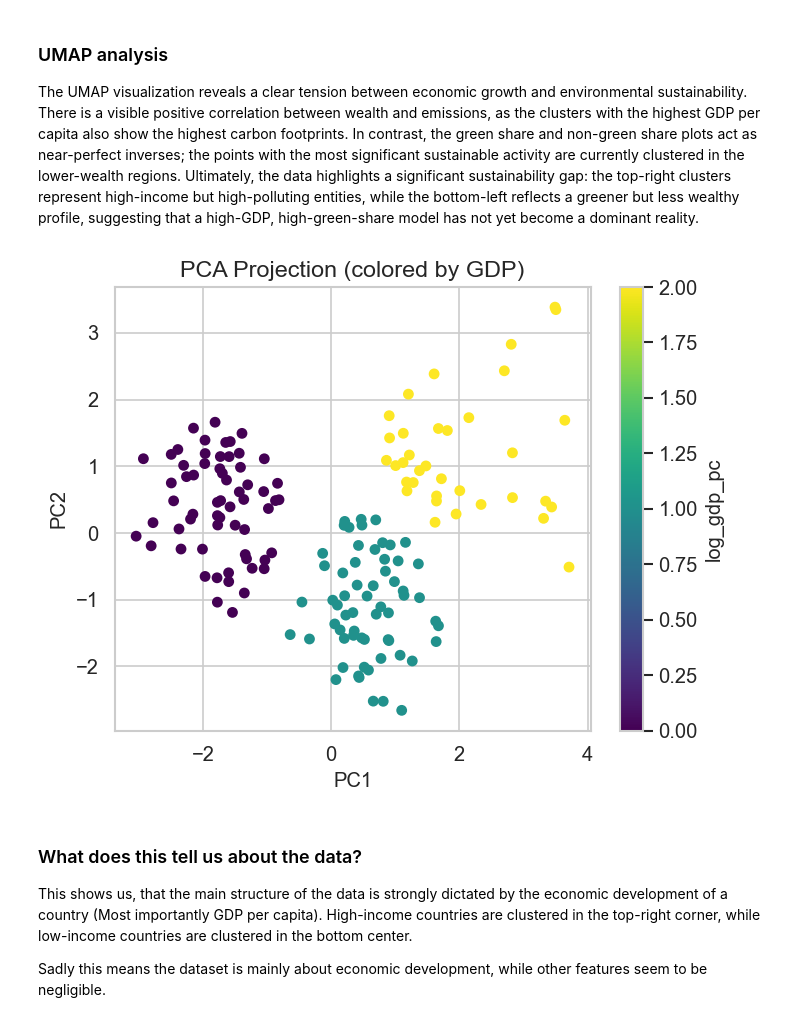
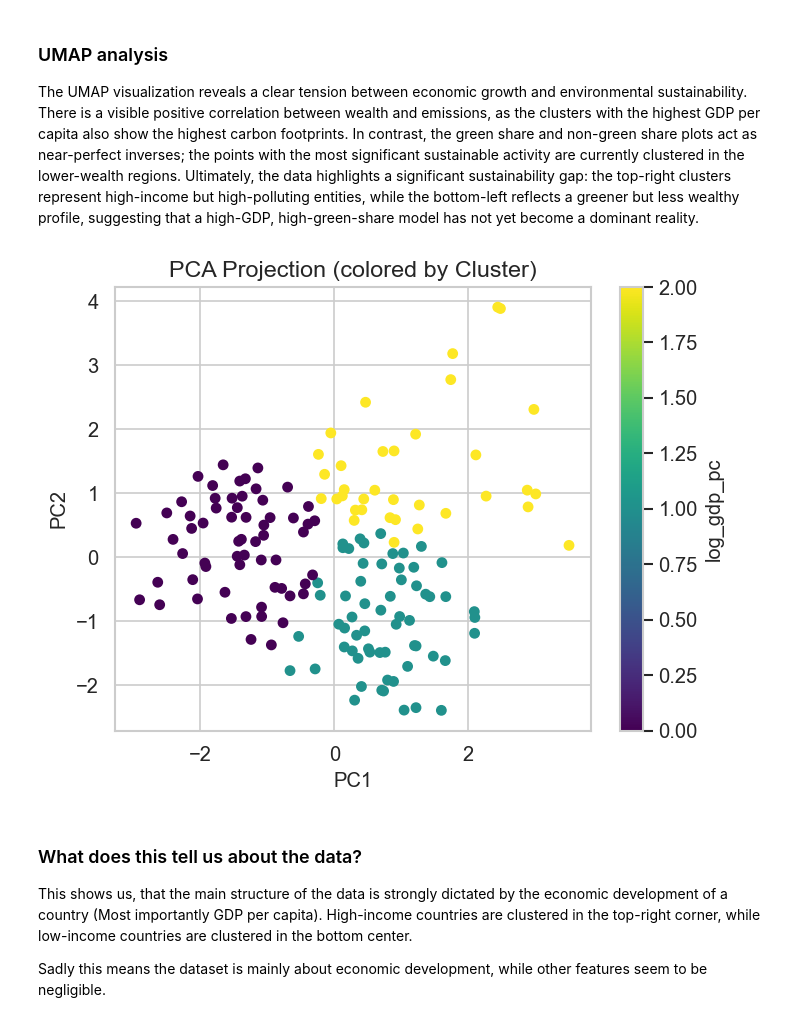
Before and after one commit to fabianfrank-dev/carbon_analysis, a Jupyter notebook: data_analytics_project.ipynb, the cells around one changed output. Drawn from its saved outputs; the diff is of its cells as text; code cells hidden in the pictures.

Commit message:
Fixed some bugs in visualisation

```diff
--- a/data_analytics_project.ipynb
+++ b/data_analytics_project.ipynb
@@ -1152,11 +1152,10 @@ ml_features = ["log_gdp_pc", "log_co2_pc", "co2_per_gdp", "non_green_share", "cl
 cluster_df_clean = (
     cluster_df
     .select(["iso_code", "country"] + ml_features)
-    .drop_nulls(subset=ml_features)
-)
+    .drop_nulls(subset=ml_features))
 
 # scale data
-X = cluster_df_clean.select(ml_features).to_numpy()
+X = cluster_df_clean.select(ml_features[0:4]).to_numpy()
 
 X_scaled = StandardScaler().fit_transform(X)
 
@@ -1196,23 +1195,23 @@ The UMAP visualization reveals a clear tension between economic growth and envir
 # %%
 # extract main dimension (PCA)
 pca = PCA(n_components=2)
 X_pca = pca.fit_transform(X_scaled)
 
 # scatter them
 plt.scatter(
     X_pca[:, 0],
     X_pca[:, 1],
     c=cluster_df_pd["cluster"],
     cmap="viridis",
     s=30)
 
 plt.colorbar(label="log_gdp_pc")
 plt.xlabel("PC1")
 plt.ylabel("PC2")
-plt.title("PCA Projection (colored by GDP)")
+plt.title("PCA Projection (colored by Cluster)")
 plt.show()
 # %% [output]
-[figure, old version]
+[figure, new version]
 # %% [markdown]
 ### What does this tell us about the data?
 This shows us, that the main structure of the data is strongly dictated by the economic development of a country (Most importantly GDP per capita). High-income countries are clustered in the top-right corner, while low-income countries are clustered in the bottom center.
```
Also changed, not shown: parts of 13 cells of this notebook.
